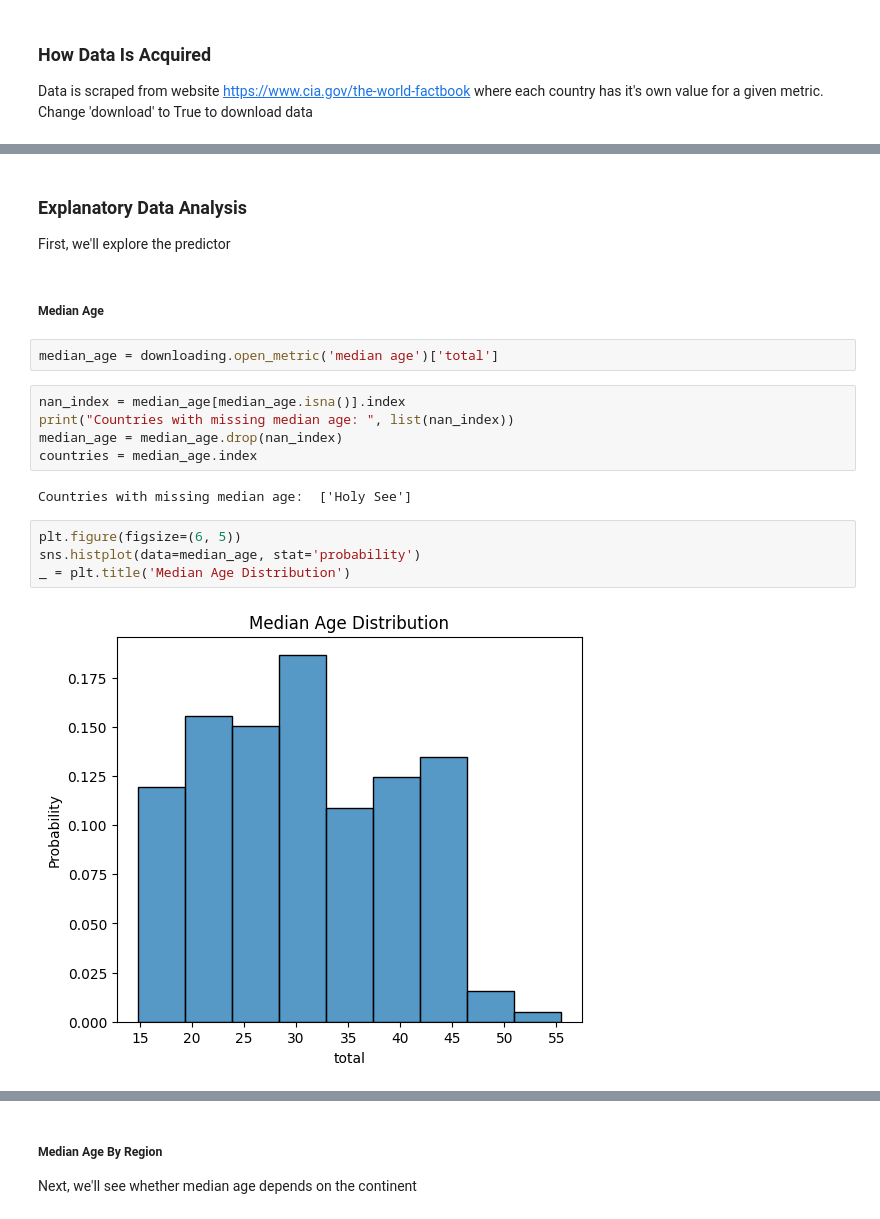
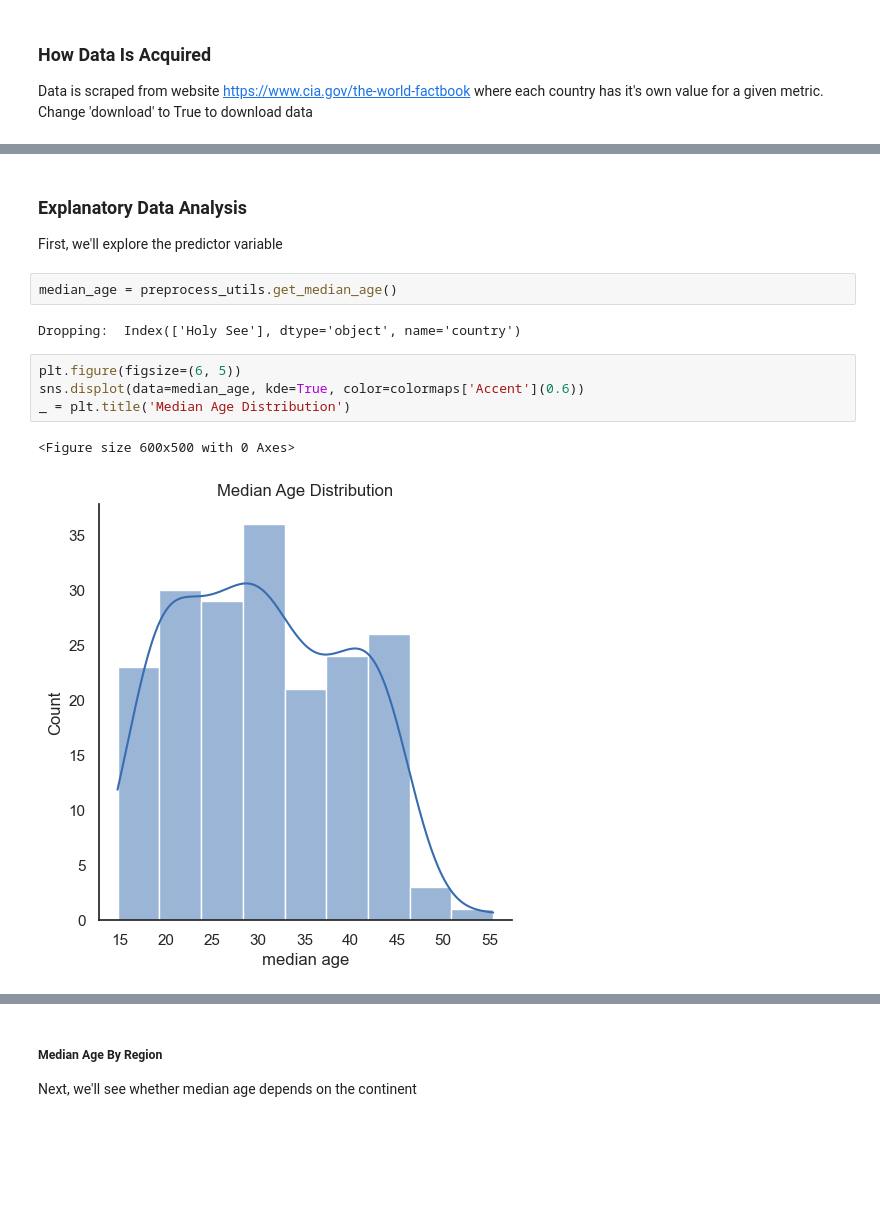
Before and after one commit to farqlia/WorldCountriesProject, a Jupyter notebook: notebooks/Analysis Of Median Age.ipynb, the cells around one changed output, grey strips where cells are left out. Drawn from its saved outputs; the diff is of its cells as text; blank space fills up the shorter version.

```diff
--- a/notebooks/Analysis Of Median Age.ipynb
+++ b/notebooks/Analysis Of Median Age.ipynb
@@ -66,22 +86,16 @@ Some of them may be dependent on each other, and some may be irrelevant to the a
 # %% [markdown]
 ### Explanatory Data Analysis
 
-First, we'll explore the predictor
+First, we'll explore the predictor variable
-# %% [markdown]
-##### Median Age
-# %%
-median_age = downloading.open_metric('median age')['total']
-# %%
-nan_index = median_age[median_age.isna()].index
-print("Countries with missing median age: ", list(nan_index))
-median_age = median_age.drop(nan_index)
-countries = median_age.index
-# %% [output]
-Countries with missing median age:  ['Holy See']
+# %%
+median_age = preprocess_utils.get_median_age()
+# %% [output]
+Dropping:  Index(['Holy See'], dtype='object', name='country')
 # %%
 plt.figure(figsize=(6, 5))
-sns.histplot(data=median_age, stat='probability')
+sns.displot(data=median_age, kde=True, color=colormaps['Accent'](0.6))
 _ = plt.title('Median Age Distribution')
 # %% [output]
+<Figure size 600x500 with 0 Axes>
-[figure, old version]
+[figure, new version]
 # %%
```
Also changed, not shown: parts of 158 cells of this notebook, 13 other files.
